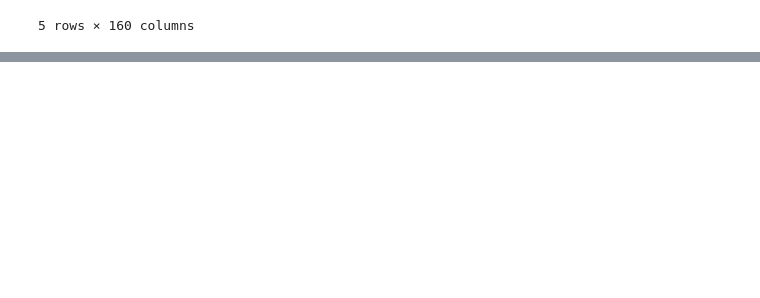
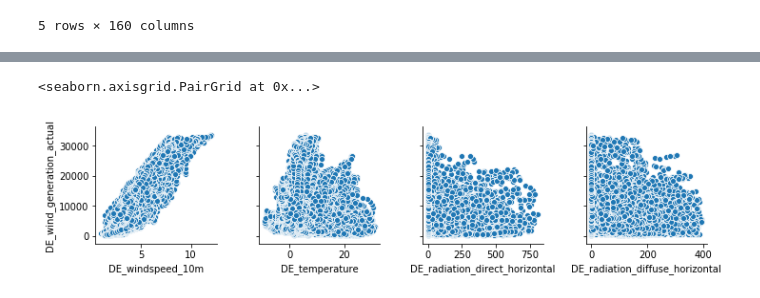
Before and after one commit to vmmadathil/Production-Forecasting, a Jupyter notebook: Demo.ipynb, the cells around one changed output, grey strips where cells are left out. Drawn from its saved outputs; the diff is of its cells as text; code cells hidden in the pictures; blank space fills up the shorter version.

```diff
--- a/Demo.ipynb
+++ b/Demo.ipynb
@@ -150,3 +155,7 @@ combined.head()
 | 2016-01-01 03:00:00 | 2016-01-01T04:00:00+0100 | NaN | 0 | 8295 | ... |
 | 2016-01-01 04:00:00 | 2016-01-01T05:00:00+0100 | NaN | 0 | 7319 | ... |
 5 rows × 160 columns
+# %%
+#removing unneeded columns
+combined = combined.filter(like='DE_')
+combined.head()
@@ -152,0 +170,5 @@ combined.head()
+# %%
+sns.pairplot(combined, x_vars=['DE_windspeed_10m', 'DE_temperature', 'DE_radiation_direct_horizontal', 'DE_radiation_diffuse_horizontal'], y_vars=['DE_wind_generation_actual'])
+# %% [output]
+<seaborn.axisgrid.PairGrid at 0x...>
+[figure, added]
```
Also changed, not shown: parts of 6 cells of this notebook.
